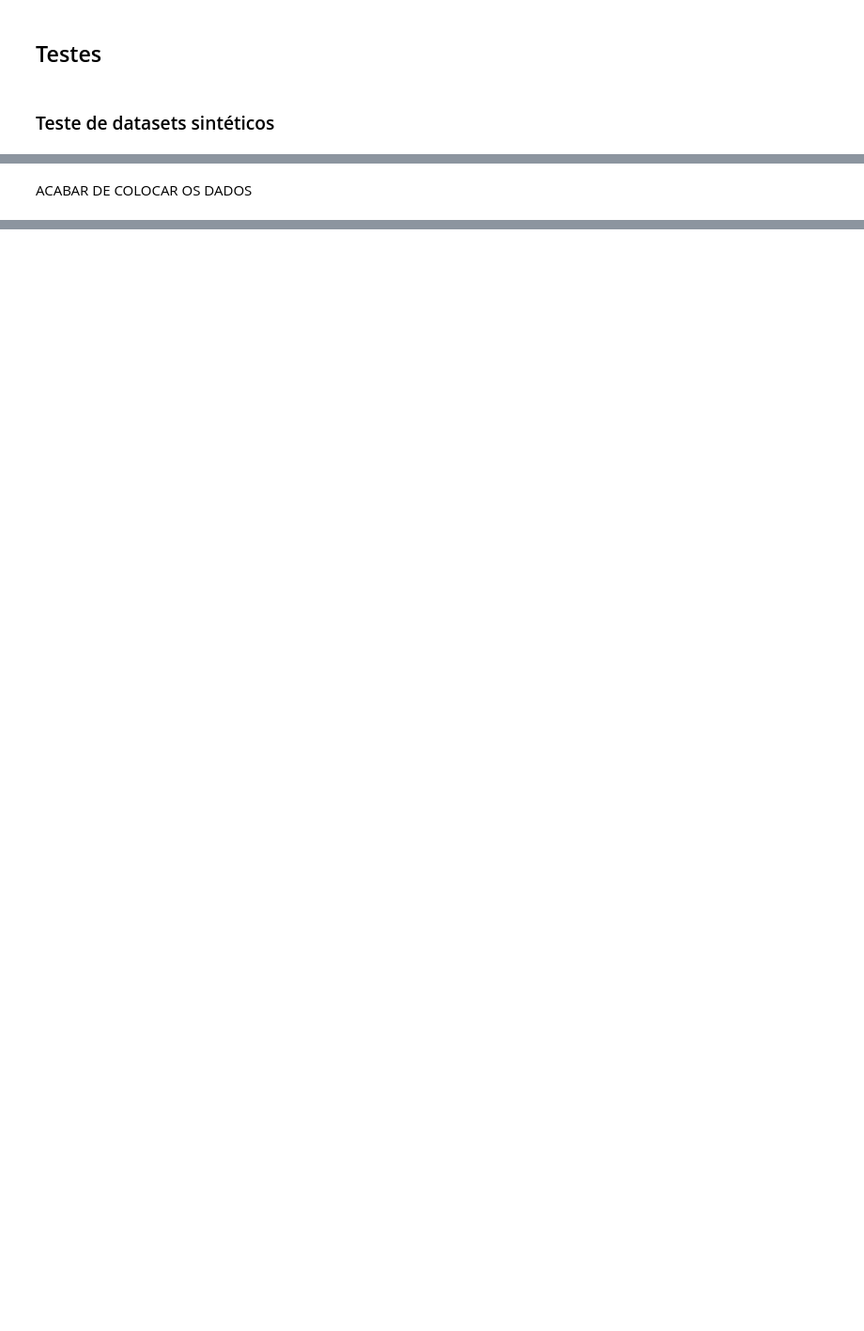
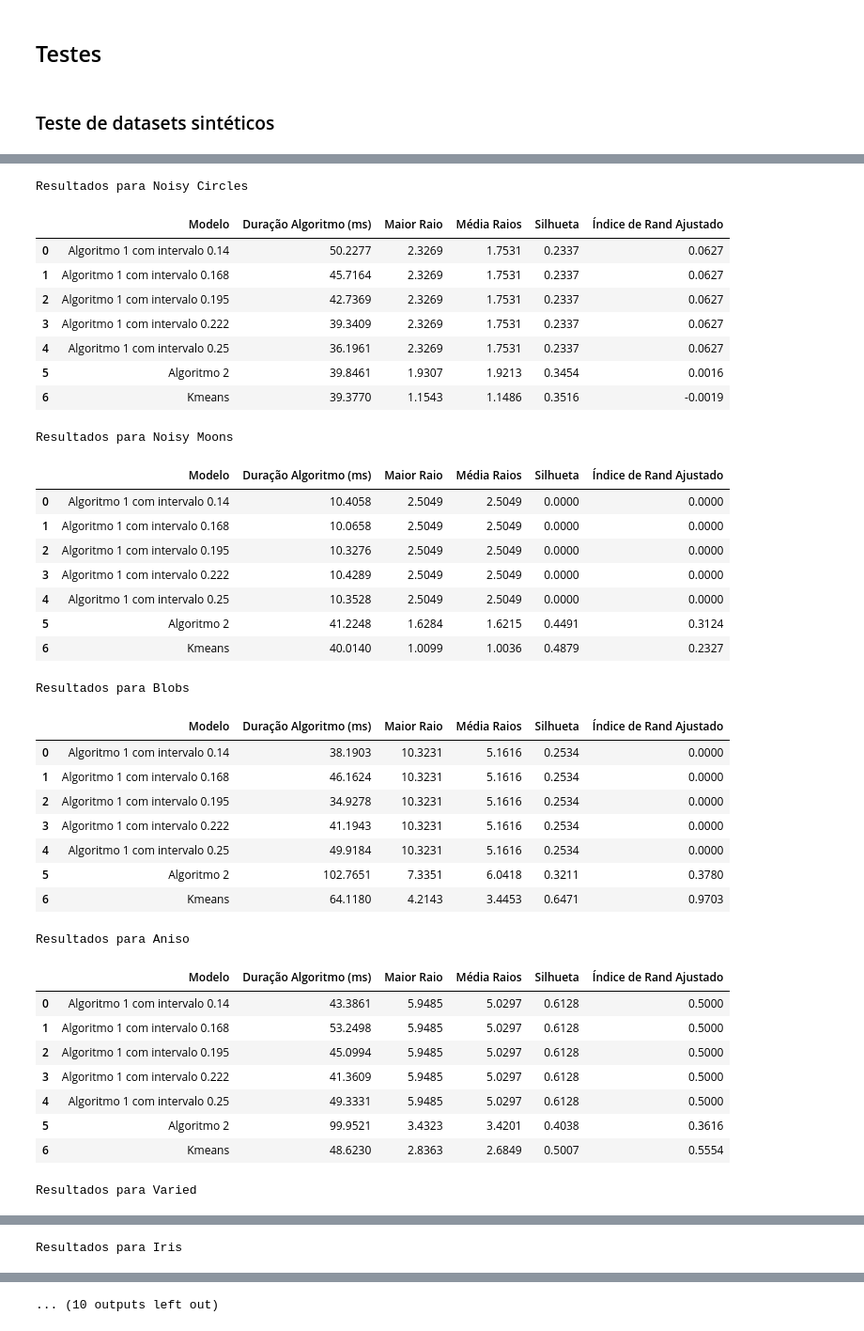
Before and after one commit to beatrizreisgb/TP2ALG2, a Jupyter notebook: src/tp.ipynb, the cells around one changed output, grey strips where cells are left out. Shown at 94% size. Cells and saved outputs as stored; diff of their text form; code cells hidden in the pictures; blank space fills up the shorter version.

```diff
--- a/src/tp.ipynb
+++ b/src/tp.ipynb
@@ -636,2 +760,0 @@ executeAll(noisy_circles[0], 3,2, noisy_circles[1],"Noisy Circles")
-# %% [markdown]
-ACABAR DE COLOCAR OS DADOS
@@ -663,0 +761,75 @@ def executeAllold(data, percentage, k_clusters, n_distance, labels):
+# %%
+n_experimentos = 30
+
+combined_results = []
+
+for data, title, k_cluster in zip(datasets_list_sklearn, dataset_titles_sklearn,k_clusters_sklearn):
+    labels = data[1]
+    nome_test = f"Resultados para {title}"
+
+    df_resultado = executeAll(np.array(data[0]), k_cluster, 1, labels, nome_test, n_experimentos)
+
+    print(f"Resultados para {title}")
+    display(df_resultado)
+
+    combined_results.append(df_resultado)
+
+combined_df = pd.concat(combined_results, keys=dataset_titles_sklearn)
+mean_results = combined_df.groupby("Modelo").mean().reset_index()
+
+fig, ax = plt.subplots(figsize=(35, 8))
+ax.axis('tight')
+ax.axis('off')
+
+fig.text(0.90, 0.01, f"Médias de Todos os Testes para Dados do SkitLearn e Distancia 1", fontsize=8, ha='right', va='bottom', alpha=0.8)
+
+table = ax.table(cellText=mean_results.values, colLabels=mean_results.columns, cellLoc='center', loc='center')
+table.scale(1, 4)
+
+for key, cell in table.get_celld().items():
+    if key[0] == 0:
+        cell.set_text_props(weight='bold')
+
+latex_code = mean_results.to_latex(index=False)
+
+plt.show()
+print("Latex da tabela:")
+print(latex_code)
+# %% [output]
+Resultados para Noisy Circles
+|  | Modelo | Duração Algoritmo (ms) | Maior Raio | Média Raios | Silhueta | Índice de Rand Ajustado |
+| 0 | Algoritmo 1 com intervalo 0.14 | 50.2277 | 2.3269 | 1.7531 | 0.2337 | 0.0627 |
+| 1 | Algoritmo 1 com intervalo 0.168 | 45.7164 | 2.3269 | 1.7531 | 0.2337 | 0.0627 |
+| 2 | Algoritmo 1 com intervalo 0.195 | 42.7369 | 2.3269 | 1.7531 | 0.2337 | 0.0627 |
+| 3 | Algoritmo 1 com intervalo 0.222 | 39.3409 | 2.3269 | 1.7531 | 0.2337 | 0.0627 |
+| 4 | Algoritmo 1 com intervalo 0.25 | 36.1961 | 2.3269 | 1.7531 | 0.2337 | 0.0627 |
+| 5 | Algoritmo 2 | 39.8461 | 1.9307 | 1.9213 | 0.3454 | 0.0016 |
+| 6 | Kmeans | 39.3770 | 1.1543 | 1.1486 | 0.3516 | -0.0019 |
+Resultados para Noisy Moons
+|  | Modelo | Duração Algoritmo (ms) | Maior Raio | Média Raios | Silhueta | Índice de Rand Ajustado |
+| 0 | Algoritmo 1 com intervalo 0.14 | 10.4058 | 2.5049 | 2.5049 | 0.0000 | 0.0000 |
+| 1 | Algoritmo 1 com intervalo 0.168 | 10.0658 | 2.5049 | 2.5049 | 0.0000 | 0.0000 |
+| 2 | Algoritmo 1 com intervalo 0.195 | 10.3276 | 2.5049 | 2.5049 | 0.0000 | 0.0000 |
+| 3 | Algoritmo 1 com intervalo 0.222 | 10.4289 | 2.5049 | 2.5049 | 0.0000 | 0.0000 |
+| 4 | Algoritmo 1 com intervalo 0.25 | 10.3528 | 2.5049 | 2.5049 | 0.0000 | 0.0000 |
+| 5 | Algoritmo 2 | 41.2248 | 1.6284 | 1.6215 | 0.4491 | 0.3124 |
+| 6 | Kmeans | 40.0140 | 1.0099 | 1.0036 | 0.4879 | 0.2327 |
+Resultados para Blobs
+|  | Modelo | Duração Algoritmo (ms) | Maior Raio | Média Raios | Silhueta | Índice de Rand Ajustado |
+| 0 | Algoritmo 1 com intervalo 0.14 | 38.1903 | 10.3231 | 5.1616 | 0.2534 | 0.0000 |
+| 1 | Algoritmo 1 com intervalo 0.168 | 46.1624 | 10.3231 | 5.1616 | 0.2534 | 0.0000 |
+| 2 | Algoritmo 1 com intervalo 0.195 | 34.9278 | 10.3231 | 5.1616 | 0.2534 | 0.0000 |
+| 3 | Algoritmo 1 com intervalo 0.222 | 41.1943 | 10.3231 | 5.1616 | 0.2534 | 0.0000 |
+| 4 | Algoritmo 1 com intervalo 0.25 | 49.9184 | 10.3231 | 5.1616 | 0.2534 | 0.0000 |
+| 5 | Algoritmo 2 | 102.7651 | 7.3351 | 6.0418 | 0.3211 | 0.3780 |
+| 6 | Kmeans | 64.1180 | 4.2143 | 3.4453 | 0.6471 | 0.9703 |
+Resultados para Aniso
+|  | Modelo | Duração Algoritmo (ms) | Maior Raio | Média Raios | Silhueta | Índice de Rand Ajustado |
+| 0 | Algoritmo 1 com intervalo 0.14 | 43.3861 | 5.9485 | 5.0297 | 0.6128 | 0.5000 |
+| 1 | Algoritmo 1 com intervalo 0.168 | 53.2498 | 5.9485 | 5.0297 | 0.6128 | 0.5000 |
+| 2 | Algoritmo 1 com intervalo 0.195 | 45.0994 | 5.9485 | 5.0297 | 0.6128 | 0.5000 |
+| 3 | Algoritmo 1 com intervalo 0.222 | 41.3609 | 5.9485 | 5.0297 | 0.6128 | 0.5000 |
+| 4 | Algoritmo 1 com intervalo 0.25 | 49.3331 | 5.9485 | 5.0297 | 0.6128 | 0.5000 |
+| 5 | Algoritmo 2 | 99.9521 | 3.4323 | 3.4201 | 0.4038 | 0.3616 |
+| 6 | Kmeans | 48.6230 | 2.8363 | 2.6849 | 0.5007 | 0.5554 |
+Resultados para Varied
@@ -663,0 +844 @@ def executeAllold(data, percentage, k_clusters, n_distance, labels):
+Resultados para Iris
@@ -663,0 +853 @@ def executeAllold(data, percentage, k_clusters, n_distance, labels):
+... (10 outputs left out)
```
Also changed, not shown: parts of 17 cells of this notebook, 3 other files.
